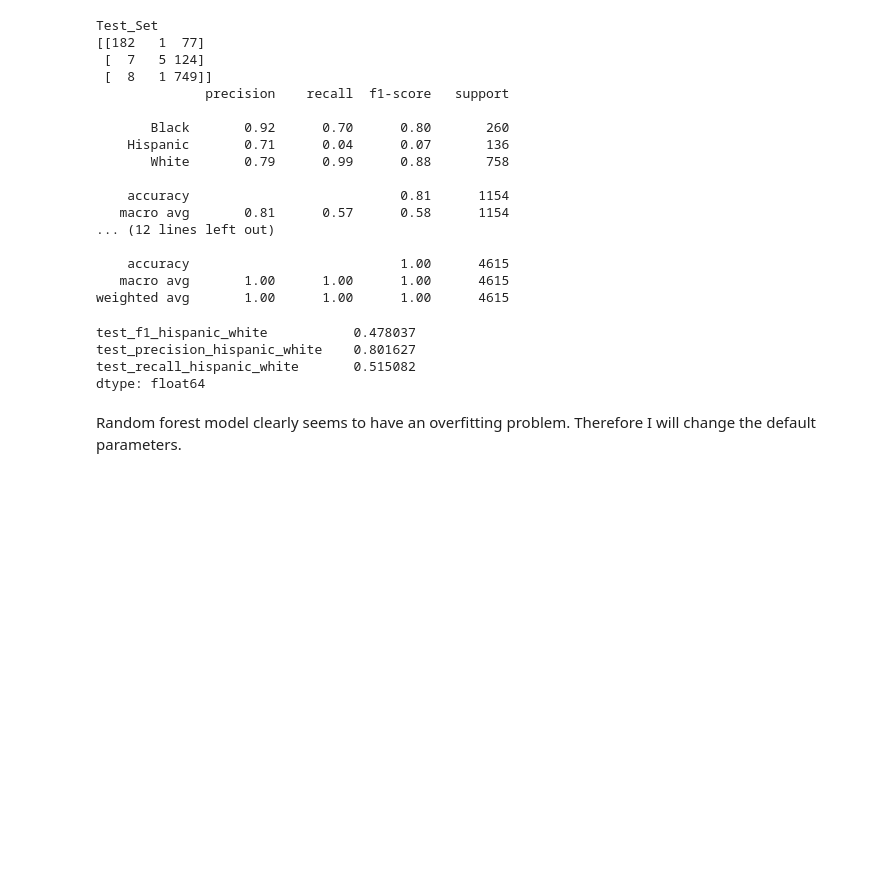
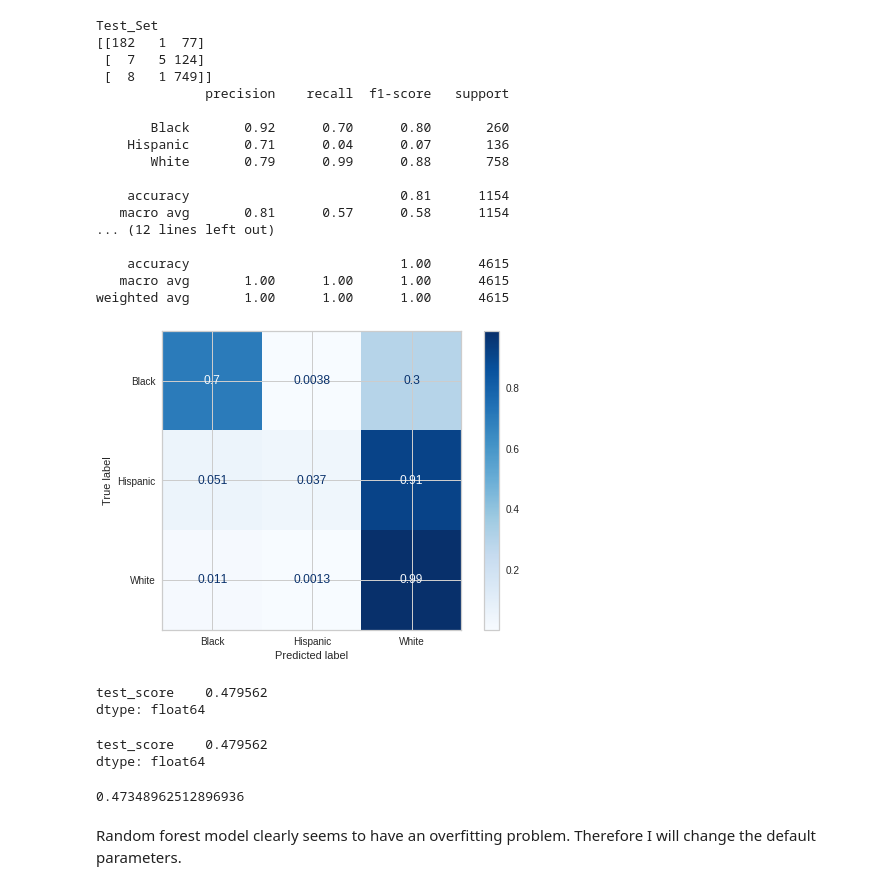
Before and after one commit to syilmazs/MachineLearning, a Jupyter notebook: soldier_race_project.ipynb, the cells around one changed output. Saved outputs shown, nothing was run; the diff lists cells and outputs as text; code cells hidden in the pictures; blank space fills up the shorter version.

```diff
--- a/soldier_race_project.ipynb
+++ b/soldier_race_project.ipynb
@@ -897,3 +903,7 @@ Test_Set
     accuracy                           1.00      4615
    macro avg       1.00      1.00      1.00      4615
 weighted avg       1.00      1.00      1.00      4615
+# %%
+plot_confusion_matrix(rf_model, X_test2, y_test2, cmap = "Blues", normalize = "true");
+# %% [output]
+[figure, added]
@@ -900,11 +912,15 @@ weighted avg       1.00      1.00      1.00      4615
 # %%
-model = RandomForestClassifier(class_weight="balanced", random_state=101)
+model = RandomForestClassifier(class_weight="balanced", random_state=42)
 
-scores = cross_validate(model, X_train2, y_train2, scoring = scoring, cv = 10)
+scores = cross_validate(model, X_train2, y_train2, scoring = f1_hispanic_white, cv = 10)
 df_scores = pd.DataFrame(scores, index = range(1, 11))
 df_scores.mean()[2:]
 # %% [output]
-test_f1_hispanic_white           0.478037
-test_precision_hispanic_white    0.801627
-test_recall_hispanic_white       0.515082
+test_score    0.479562
 dtype: float64
+# %%
+rf_model_score = df_scores.mean()[2:]
+rf_model_score
+# %% [output]
+test_score    0.479562
+dtype: float64
@@ -911,3 +929,8 @@ dtype: float64
+# %%
+rf_model_score = f1_score(y_test2, y_pred2, average="macro", labels=["Hispanic", "White"])
+rf_model_score
+# %% [output]
+0.47348962512896936
 # %% [markdown]
 Random forest model clearly seems to have an overfitting problem. Therefore I will change the default parameters.
 # %% [markdown]
```
Also changed, not shown: parts of 160 cells of this notebook.
